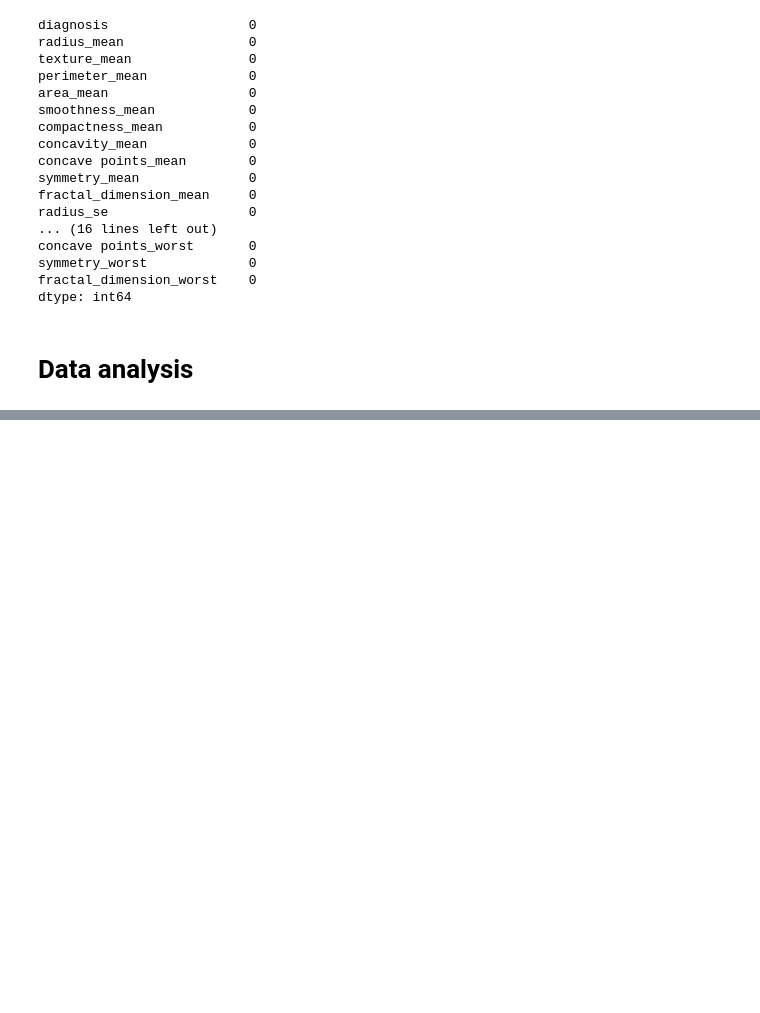
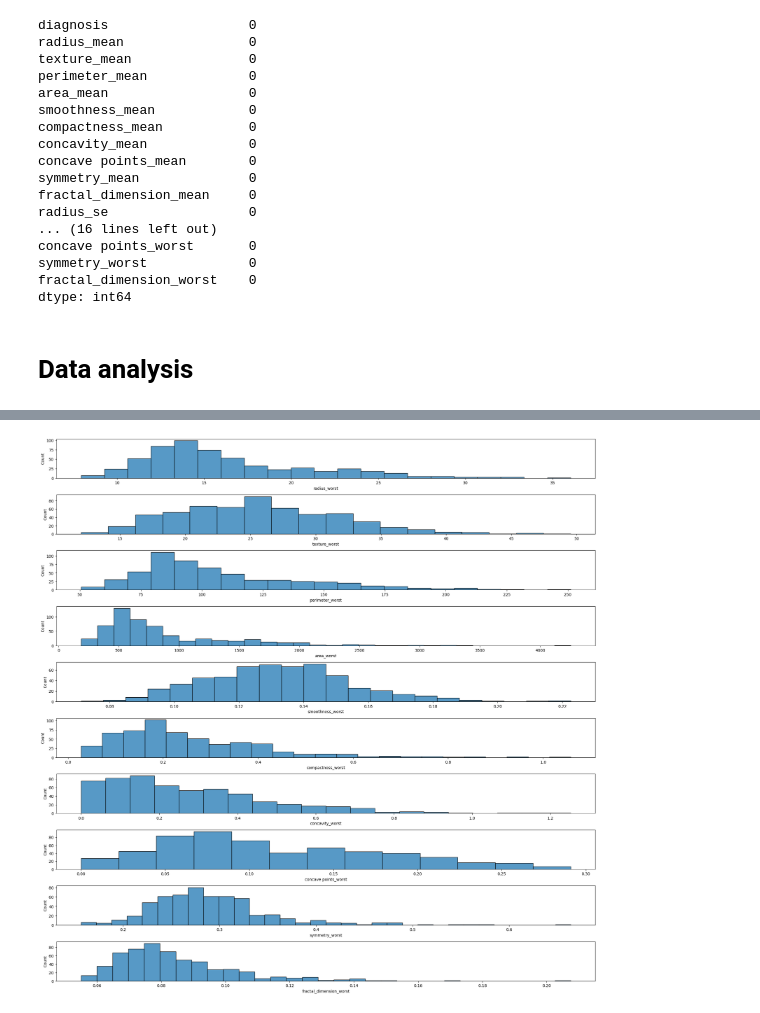
Before and after one commit to INCREDIBLE-AURNOB/Cancer-data-EDA-, a Jupyter notebook: cancer_data_prediction.ipynb, the cells around one changed output, grey strips where cells are left out. Saved outputs shown, nothing was run; the diff lists cells and outputs as text; code cells hidden in the pictures; blank space fills up the shorter version.

```diff
--- a/cancer_data_prediction.ipynb
+++ b/cancer_data_prediction.ipynb
@@ -119,0 +145,6 @@ dtype: int64
+# %%
+plot_columns=['radius_worst','texture_worst','perimeter_worst', 'area_worst',
+              'smoothness_worst','compactness_worst','concavity_worst','concave points_worst','symmetry_worst','fractal_dimension_worst']
+plot_histograms(df, plot_columns)
+# %% [output]
+[figure, added]
```
Also changed, not shown: parts of 4 cells of this notebook.
